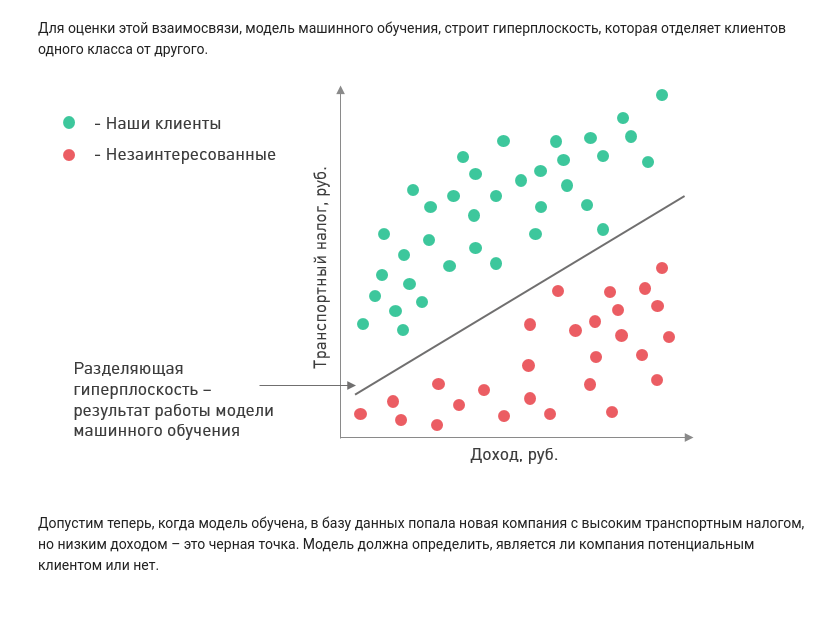
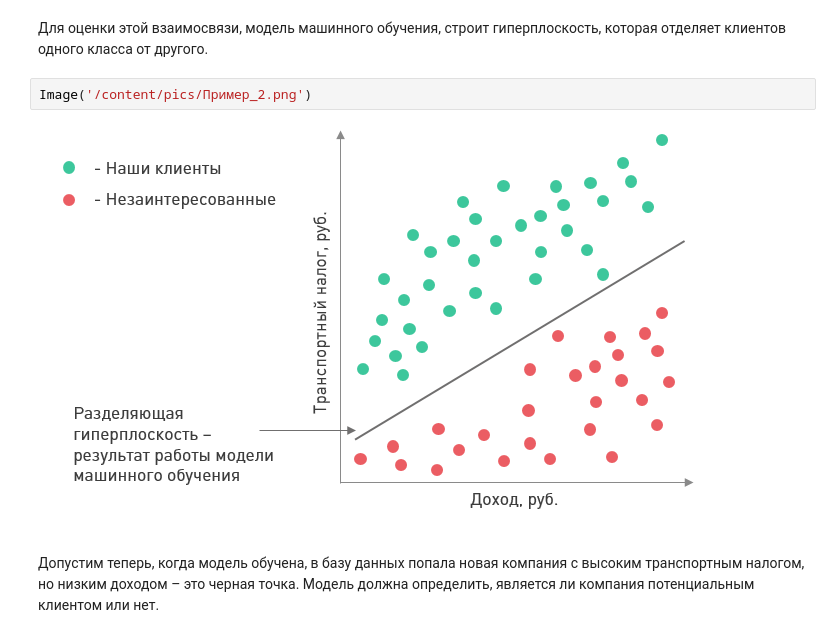
Before and after one commit to svetvoron/case_analytics, a Jupyter notebook: case_classification.ipynb, the cells around one changed output. Saved outputs shown, nothing was run; the diff lists cells and outputs as text; blank space fills up the shorter version.

```diff
--- a/case_classification.ipynb
+++ b/case_classification.ipynb
@@ -49,6 +72,8 @@ import numpy as np
 # %% [markdown]
 Для оценки этой взаимосвязи, модель машинного обучения, строит гиперплоскость, которая отделяет клиентов одного класса от другого.
-# %% [markdown]
-![Пример_2.png](attachment:da043530-5806-4fdb-b5ff-4f4934015dc5.png)
+# %%
+Image('/content/pics/Пример_2.png')
+# %% [output]
+[figure, added]
 # %% [markdown]
 Допустим теперь, когда модель обучена, в базу данных попала новая компания с высоким транспортным налогом, но низким доходом – это черная точка. Модель должна определить, является ли компания потенциальным клиентом или нет.
```
Also changed, not shown: parts of 45 cells of this notebook.
